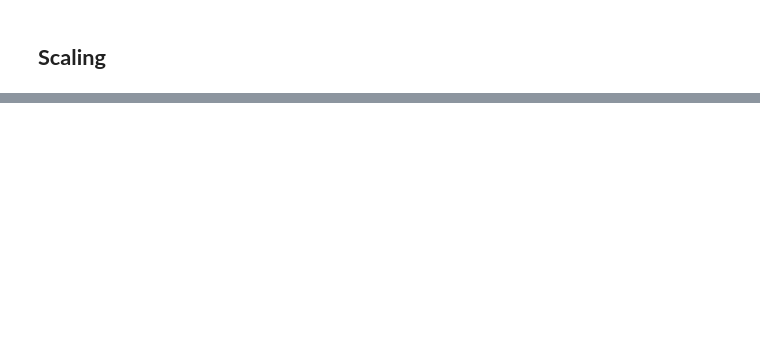
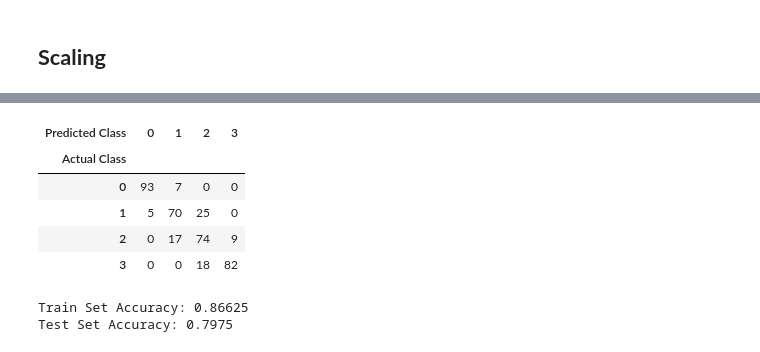
Before and after one commit to aryarajat/Mobile-Price-Range-Prediction, a Jupyter notebook: Mobile_Price_Range_Prediction.ipynb, the cells around one changed output, grey strips where cells are left out. Cells and saved outputs as stored; diff of their text form; code cells hidden in the pictures; blank space fills up the shorter version.

```diff
--- a/Mobile_Price_Range_Prediction.ipynb
+++ b/Mobile_Price_Range_Prediction.ipynb
@@ -855,0 +932,8 @@ weighted avg       0.96      0.96      0.96       400
+# %%
+#Let's find the optimum 'k' value via Grid Search method and run knn model with this 'k'
+parameters = {'n_neighbors':np.arange(1,30)}
+knn = KNeighborsClassifier()
+
+model = GridSearchCV(knn, parameters, cv=5)
+model.fit(X_train, y_train)
+print('The best value of K is',model.best_params_['n_neighbors'])
@@ -855,0 +942,4 @@ weighted avg       0.96      0.96      0.96       400
+# %%
+# Fitting the model for k=14
+model_knn = KNeighborsClassifier(n_neighbors=14)
+model_knn.fit(X_train, y_train)
@@ -855,0 +956,4 @@ weighted avg       0.96      0.96      0.96       400
+# %%
+# Predictions on the train and test data
+y_test_clf1=model_knn.predict(X_test)
+y_train_clf1=model_knn.predict(X_train)
@@ -855,0 +975,19 @@ weighted avg       0.96      0.96      0.96       400
+# %%
+# Create confusion matrix
+pd.crosstab(y_test, y_test_clf1, rownames=['Actual Class'], colnames=['Predicted Class'])
+# %% [output]
+| Predicted Class | 0 | 1 | 2 | 3 |
+| Actual Class |  |  |  |  |
+| 0 | 93 | 7 | 0 | 0 |
+| 1 | 5 | 70 | 25 | 0 |
+| 2 | 0 | 17 | 74 | 9 |
+| 3 | 0 | 0 | 18 | 82 |
+# %%
+# Printing the accuracy score
+train_accu2=accuracy_score(y_train,y_train_clf1)
+test_accu2=accuracy_score(y_test,y_test_clf1)
+print('Train Set Accuracy:',train_accu2)
+print('Test Set Accuracy:',test_accu2)
+# %% [output]
+Train Set Accuracy: 0.86625
+Test Set Accuracy: 0.7975
```
Also changed, not shown: parts of 99 cells of this notebook.
